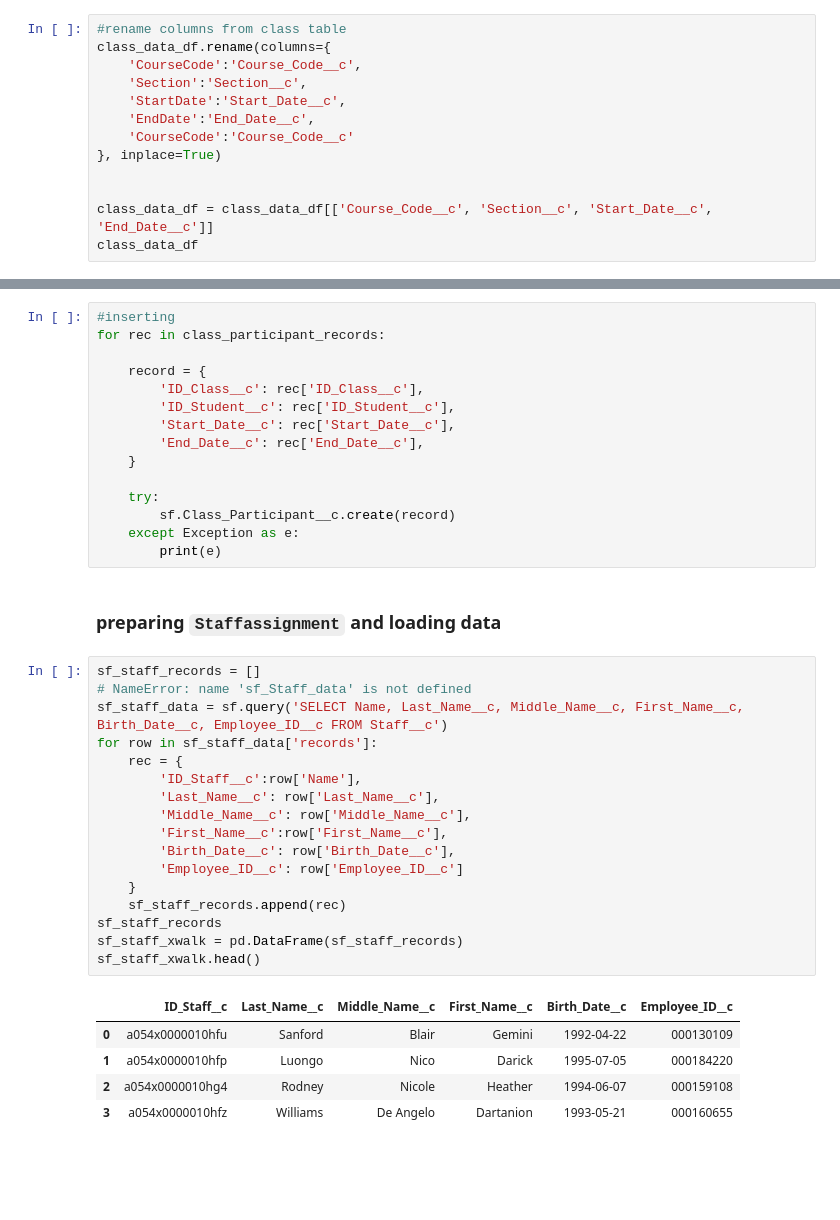
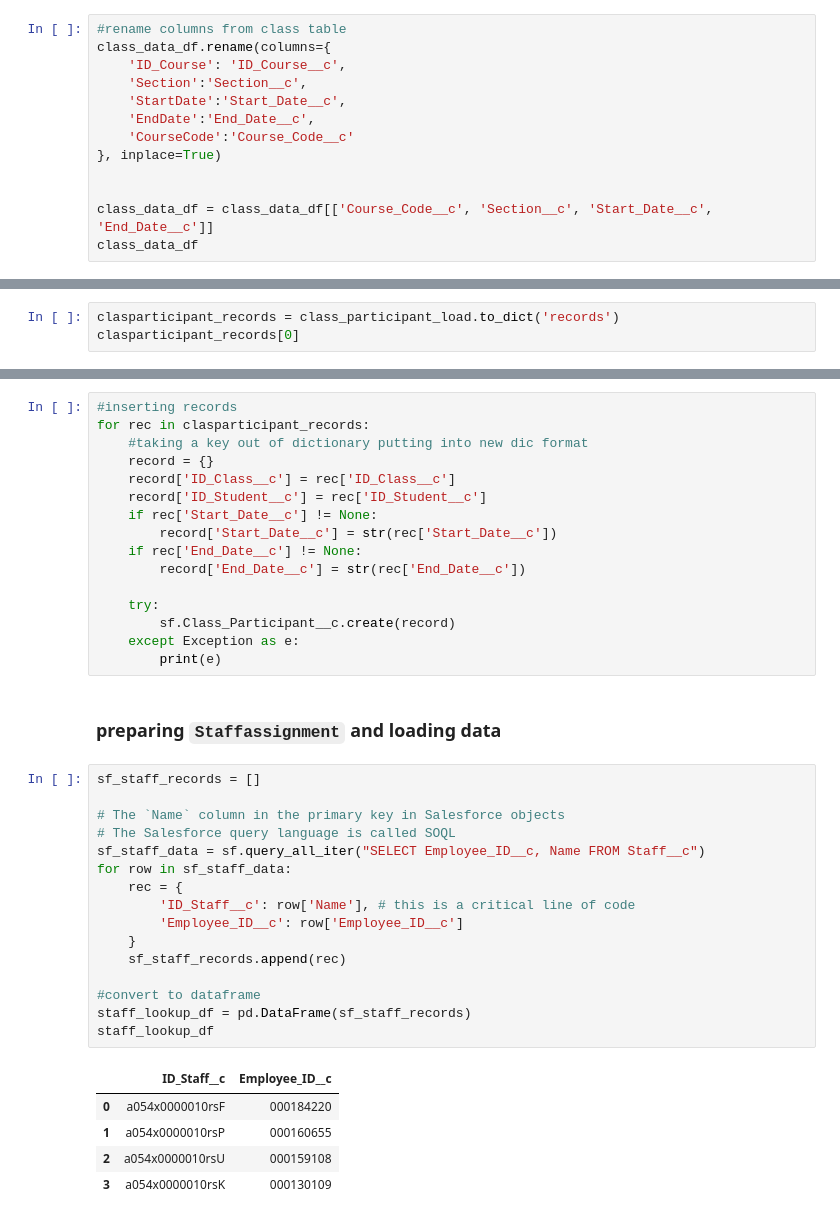
Before and after one commit to Fraolabebe/Salesforce-ETL-Project, a Jupyter notebook: Salesforce-ETL-Project.ipynb, the cells around one changed output, grey strips where cells are left out. Cells and saved outputs as stored; diff of their text form; blank space fills up the shorter version.

Commit message:
fixed errors

```diff
--- a/Salesforce-ETL-Project.ipynb
+++ b/Salesforce-ETL-Project.ipynb
@@ -215,7 +201,7 @@ class_records
 # %%
 #rename columns from class table
 class_data_df.rename(columns={
-    'CourseCode':'Course_Code__c',
+    'ID_Course': 'ID_Course__c',
     'Section':'Section__c',
     'StartDate':'Start_Date__c',
     'EndDate':'End_Date__c',
@@ -586,0 +707,3 @@ student_dict
+# %%
+clasparticipant_records = class_participant_load.to_dict('records')
+clasparticipant_records[0]
@@ -763,13 +742,14 @@ class_participant_records
 # %%
-#inserting
-for rec in class_participant_records:
-
-    record = {
-        'ID_Class__c': rec['ID_Class__c'],
-        'ID_Student__c': rec['ID_Student__c'],
-        'Start_Date__c': rec['Start_Date__c'],
-        'End_Date__c': rec['End_Date__c'],
-    }
+#inserting records
+for rec in clasparticipant_records:
+    #taking a key out of dictionary putting into new dic format
+    record = {}
+    record['ID_Class__c'] = rec['ID_Class__c']
+    record['ID_Student__c'] = rec['ID_Student__c']
+    if rec['Start_Date__c'] != None:
+        record['Start_Date__c'] = str(rec['Start_Date__c'])
+    if rec['End_Date__c'] != None:
+        record['End_Date__c'] = str(rec['End_Date__c'])
 
     try:
         sf.Class_Participant__c.create(record)
@@ -779,24 +759,23 @@ for rec in class_participant_records:
 ### preparing `Staffassignment` and loading data
 # %%
 sf_staff_records = []
-# NameError: name 'sf_Staff_data' is not defined
-sf_staff_data = sf.query('SELECT Name, Last_Name__c, Middle_Name__c, First_Name__c, Birth_Date__c, Employee_ID__c FROM Staff__c')
-for row in sf_staff_data['records']:
+
+# The `Name` column in the primary key in Salesforce objects
+# The Salesforce query language is called SOQL
+sf_staff_data = sf.query_all_iter("SELECT Employee_ID__c, Name FROM Staff__c")
+for row in sf_staff_data:
     rec = {
-        'ID_Staff__c':row['Name'],
-        'Last_Name__c': row['Last_Name__c'],
-        'Middle_Name__c': row['Middle_Name__c'],
-        'First_Name__c':row['First_Name__c'],
-        'Birth_Date__c': row['Birth_Date__c'],
+        'ID_Staff__c': row['Name'], # this is a critical line of code
         'Employee_ID__c': row['Employee_ID__c']
     }
     sf_staff_records.append(rec)
-sf_staff_records
-sf_staff_xwalk = pd.DataFrame(sf_staff_records)
-sf_staff_xwalk.head()
+
+#convert to dataframe
+staff_lookup_df = pd.DataFrame(sf_staff_records)
+staff_lookup_df
 # %% [output]
-|  | ID_Staff__c | Last_Name__c | Middle_Name__c | First_Name__c | Birth_Date__c | Employee_ID__c |
-| 0 | a054x0000010hfu | Sanford | Blair | Gemini | 1992-04-22 | 000130109 |
-| 1 | a054x0000010hfp | Luongo | Nico | Darick | 1995-07-05 | 000184220 |
-| 2 | a054x0000010hg4 | Rodney | Nicole | Heather | 1994-06-07 | 000159108 |
-| 3 | a054x0000010hfz | Williams | De Angelo | Dartanion | 1993-05-21 | 000160655 |
+|  | ID_Staff__c | Employee_ID__c |
+| 0 | a054x0000010rsF | 000184220 |
+| 1 | a054x0000010rsP | 000160655 |
+| 2 | a054x0000010rsU | 000159108 |
+| 3 | a054x0000010rsK | 000130109 |
```
Also changed, not shown: parts of 61 cells of this notebook.
